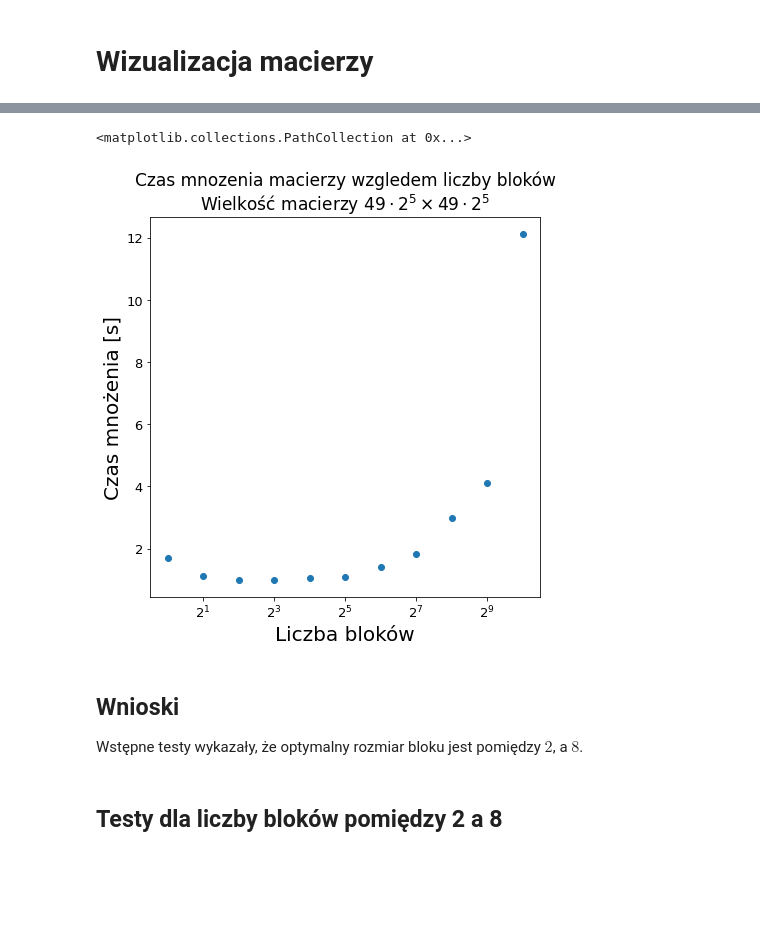
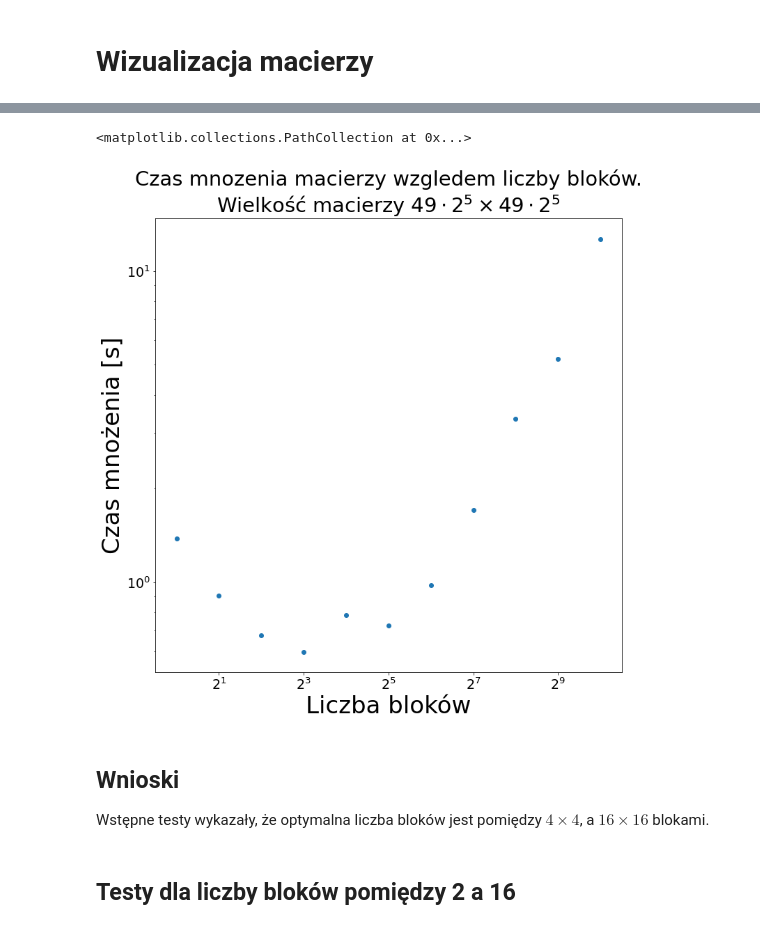
Before and after one commit to anuar2k/AM-2021, a Jupyter notebook: lab01/lab01.ipynb, the cells around one changed output, grey strips where cells are left out. Cells and saved outputs as stored; diff of their text form; code cells hidden in the pictures; blank space fills up the shorter version.

```diff
--- a/lab01/lab01.ipynb
+++ b/lab01/lab01.ipynb
@@ -23,14 +15,16 @@ ModuleNotFoundError: No module named 'matplotlib'
 # %%
 def load_base_matrix():
-    return np.genfromtxt('riga49.csv', delimiter=',')
+    return np.genfromtxt('xd.csv', delimiter=',')
+
 
 def generate_matrix(q):
     t = load_base_matrix()
     return np.block([[t] * q] * q)
 # %%
-q = 2 ** 5
+q = 2**5
 A = generate_matrix(q)
 B = A
-_, AxB = calc(A, B, 'pij')
+AxB = A@B
+T = load_base_matrix()
 # %% [markdown]
 # Wizualizacja macierzy
@@ -75,6 +74,6 @@ def measure_time(A, B, orders=orders, tries=1):
         print(f'{order}: {avg_time}')
     return pd.DataFrame(res_df, columns=('order', 'avg_time'))
 # %%
-res_df = measure_time(A, B, tries=10)
+res_df = measure_time(A, B, tries=1)
 res_df.rename(columns={'order': 'Order', 'avg_time': 'Average time [s]'})
 # %% [output]
@@ -157,18 +139,19 @@ def measure_blocks_2pow(A, B, order, tries=1):
 # %%
-xs, ys = measure_blocks_2pow(A, B, 'ipj', tries=10)
+xs, ys = measure_blocks_2pow(A, B, 'ipj', tries=1)
 # %%
-fig = plt.figure(figsize = (7, 7))
-plt.title(f'Czas mnozenia macierzy wzgledem liczby bloków\nWielkość macierzy {matrix_size}', fontsize = 17)
-plt.xlabel('Liczba bloków', fontsize = 20)
-plt.ylabel('Czas mnożenia [s]', fontsize = 20)
+fig = plt.figure(figsize = (12, 12))
+plt.title(f'Czas mnozenia macierzy wzgledem liczby bloków.\nWielkość macierzy {matrix_size}', fontsize = 29)
+plt.xlabel('Liczba bloków', fontsize = 34)
+plt.ylabel('Czas mnożenia [s]', fontsize = 34)
 plt.xscale('log', base=2)
-plt.tick_params(axis='both', which='major', labelsize = 13)
+plt.yscale('log')
+plt.tick_params(axis='both', which='major', labelsize = 19)
 plt.scatter(xs, ys)
 # %% [output]
 <matplotlib.collections.PathCollection at 0x...>
-[figure, old version]
+[figure, new version]
 # %% [markdown]
 ## Wnioski
-Wstępne testy wykazały, że optymalny rozmiar bloku jest pomiędzy $2$, a $8$.
+Wstępne testy wykazały, że optymalna liczba bloków jest pomiędzy $4 \times 4$, a $16 \times 16$ blokami.
 # %% [markdown]
-## Testy dla liczby bloków pomiędzy 2 a 8
+## Testy dla liczby bloków pomiędzy 2 a 16
```
Also changed, not shown: parts of 24 cells of this notebook.
